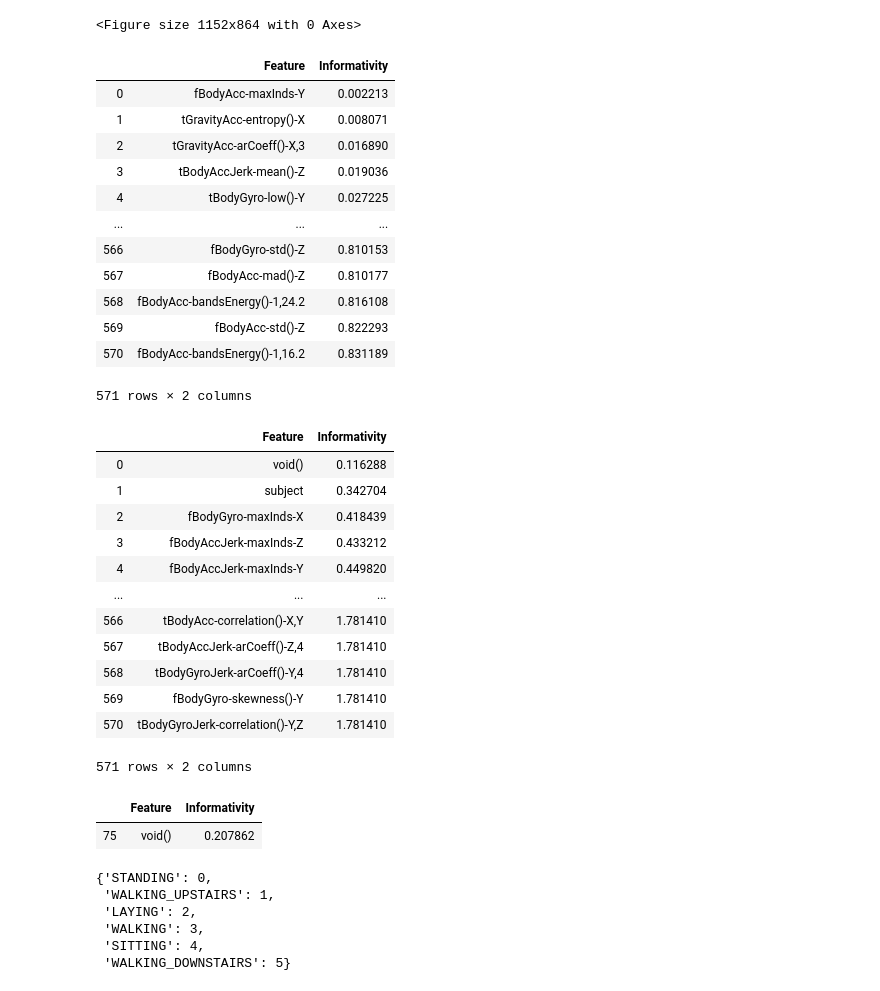
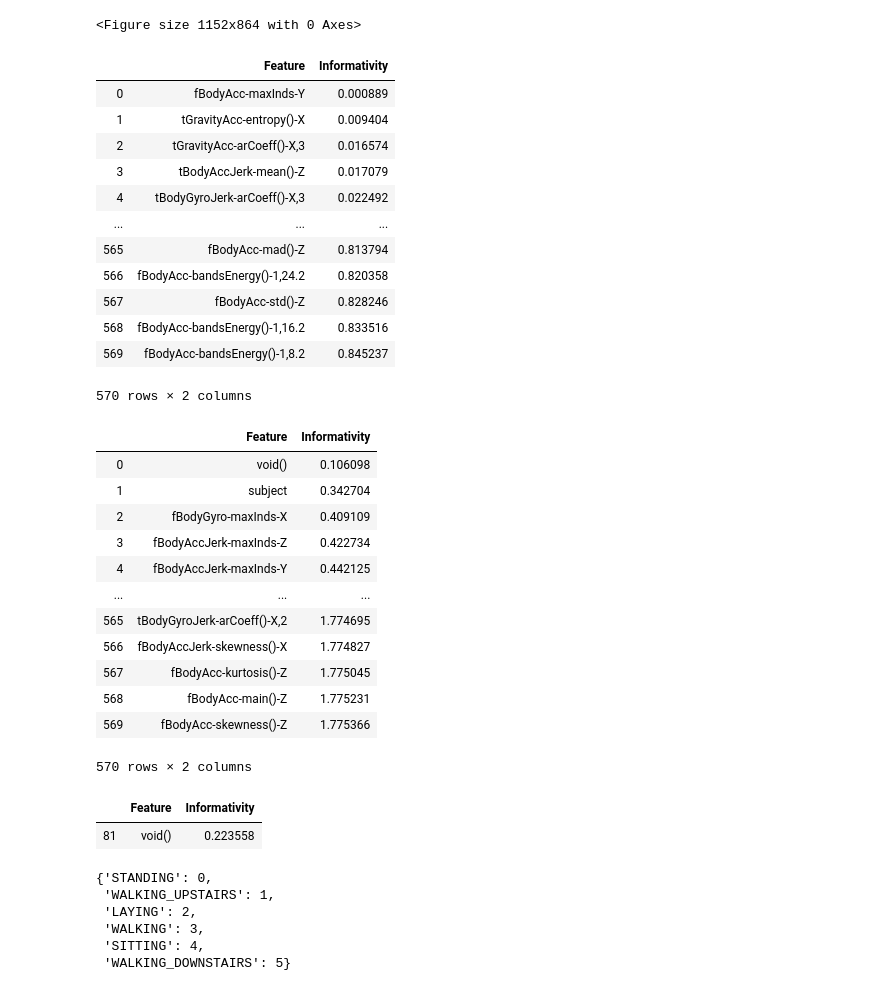
Before and after one commit to jsokolowska/siema-my-z-mechatro, a Jupyter notebook: mechatro.ipynb, the cells around one changed output. Drawn from its saved outputs; the diff is of its cells as text; code cells hidden in the pictures.

```diff
--- a/mechatro.ipynb
+++ b/mechatro.ipynb
@@ -35,68 +35,67 @@ px.histogram(df['Activity'])
 # %%
 from sklearn.metrics import mutual_info_score
 
+df = df.fillna(df.mean())
 
 def rank_features(df, features, labels, fun, index=None):
     '''
     fun - function used to calculate the informativity of features
     index - optional, if the function returns a result in a tuple/list, then index specifies at which
             index the considreredmetric is found
     '''
     #df_results = pd.DataFrame(columns = ['Feature, Informativity'])
     results = []
     for feature in features:
         result = fun(df[feature], labels)
         if index is not None:
             result = abs(result[index])
         results.append({'Feature': feature, 'Informativity': result})
 
     return pd.DataFrame(results).sort_values(by='Informativity').reset_index(drop=True)
 
 
 features = df.columns[2:]
 labels = df['Activity']
 
 
 spearman = rank_features(df, features, labels, spearmanr, index=0)
 spearman
 # %% [output]
 |  | Feature | Informativity |
-| 0 | fBodyAcc-maxInds-Y | 0.002213 |
-| 1 | tGravityAcc-entropy()-X | 0.008071 |
-| 2 | tGravityAcc-arCoeff()-X,3 | 0.016890 |
-| 3 | tBodyAccJerk-mean()-Z | 0.019036 |
-| 4 | tBodyGyro-low()-Y | 0.027225 |
+| 0 | fBodyAcc-maxInds-Y | 0.000889 |
+| 1 | tGravityAcc-entropy()-X | 0.009404 |
+| 2 | tGravityAcc-arCoeff()-X,3 | 0.016574 |
+| 3 | tBodyAccJerk-mean()-Z | 0.017079 |
+| 4 | tBodyGyroJerk-arCoeff()-X,3 | 0.022492 |
 | ... | ... | ... |
-| 566 | fBodyGyro-std()-Z | 0.810153 |
-| 567 | fBodyAcc-mad()-Z | 0.810177 |
-| 568 | fBodyAcc-bandsEnergy()-1,24.2 | 0.816108 |
-| 569 | fBodyAcc-std()-Z | 0.822293 |
-| 570 | fBodyAcc-bandsEnergy()-1,16.2 | 0.831189 |
+| 565 | fBodyAcc-mad()-Z | 0.813794 |
+| 566 | fBodyAcc-bandsEnergy()-1,24.2 | 0.820358 |
+| 567 | fBodyAcc-std()-Z | 0.828246 |
+| 568 | fBodyAcc-bandsEnergy()-1,16.2 | 0.833516 |
+| 569 | fBodyAcc-bandsEnergy()-1,8.2 | 0.845237 |
-571 rows × 2 columns
+570 rows × 2 columns
 # %%
-
-numeric_labels = labels.map(activities_codes)
 mutual_info = rank_features(df, features, labels, mutual_info_score)
 mutual_info
 # %% [output]
 |  | Feature | Informativity |
-| 0 | void() | 0.116288 |
+| 0 | void() | 0.106098 |
 | 1 | subject | 0.342704 |
-| 2 | fBodyGyro-maxInds-X | 0.418439 |
-| 3 | fBodyAccJerk-maxInds-Z | 0.433212 |
-| 4 | fBodyAccJerk-maxInds-Y | 0.449820 |
+| 2 | fBodyGyro-maxInds-X | 0.409109 |
+| 3 | fBodyAccJerk-maxInds-Z | 0.422734 |
+| 4 | fBodyAccJerk-maxInds-Y | 0.442125 |
 | ... | ... | ... |
-| 566 | tBodyAcc-correlation()-X,Y | 1.781410 |
-| 567 | tBodyAccJerk-arCoeff()-Z,4 | 1.781410 |
-| 568 | tBodyGyroJerk-arCoeff()-Y,4 | 1.781410 |
-| 569 | fBodyGyro-skewness()-Y | 1.781410 |
-| 570 | tBodyGyroJerk-correlation()-Y,Z | 1.781410 |
+| 565 | tBodyGyroJerk-arCoeff()-X,2 | 1.774695 |
+| 566 | fBodyAccJerk-skewness()-X | 1.774827 |
+| 567 | fBodyAcc-kurtosis()-Z | 1.775045 |
+| 568 | fBodyAcc-main()-Z | 1.775231 |
+| 569 | fBodyAcc-skewness()-Z | 1.775366 |
-571 rows × 2 columns
+570 rows × 2 columns
 # %%
 spearman.loc[spearman['Feature'] == 'void()']
 # %% [output]
 |  | Feature | Informativity |
-| 75 | void() | 0.207862 |
+| 81 | void() | 0.223558 |
 # %%
 activities = list(df['Activity'].unique())
 activities_codes = {label:i for i, label in enumerate(activities)}
```
Also changed, not shown: parts of 14 cells of this notebook.
